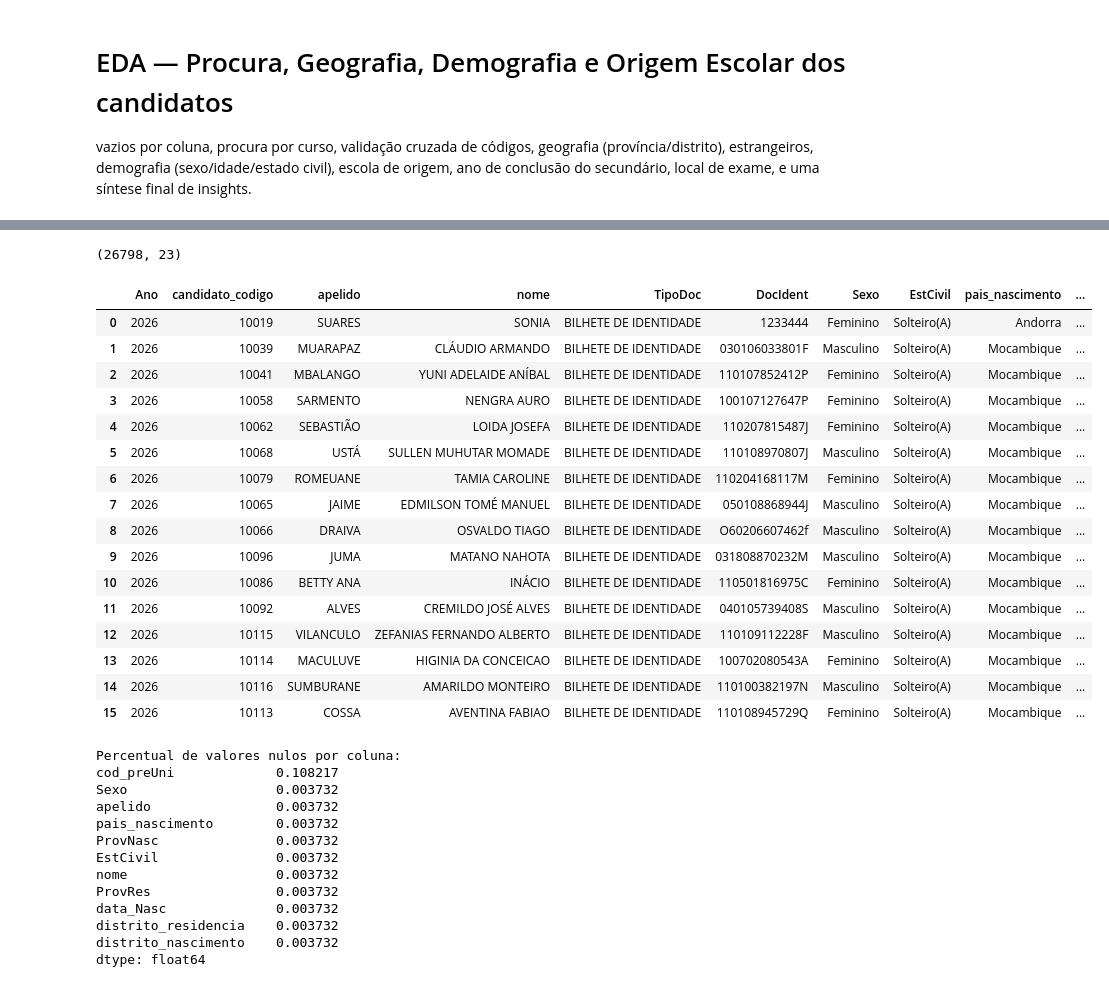
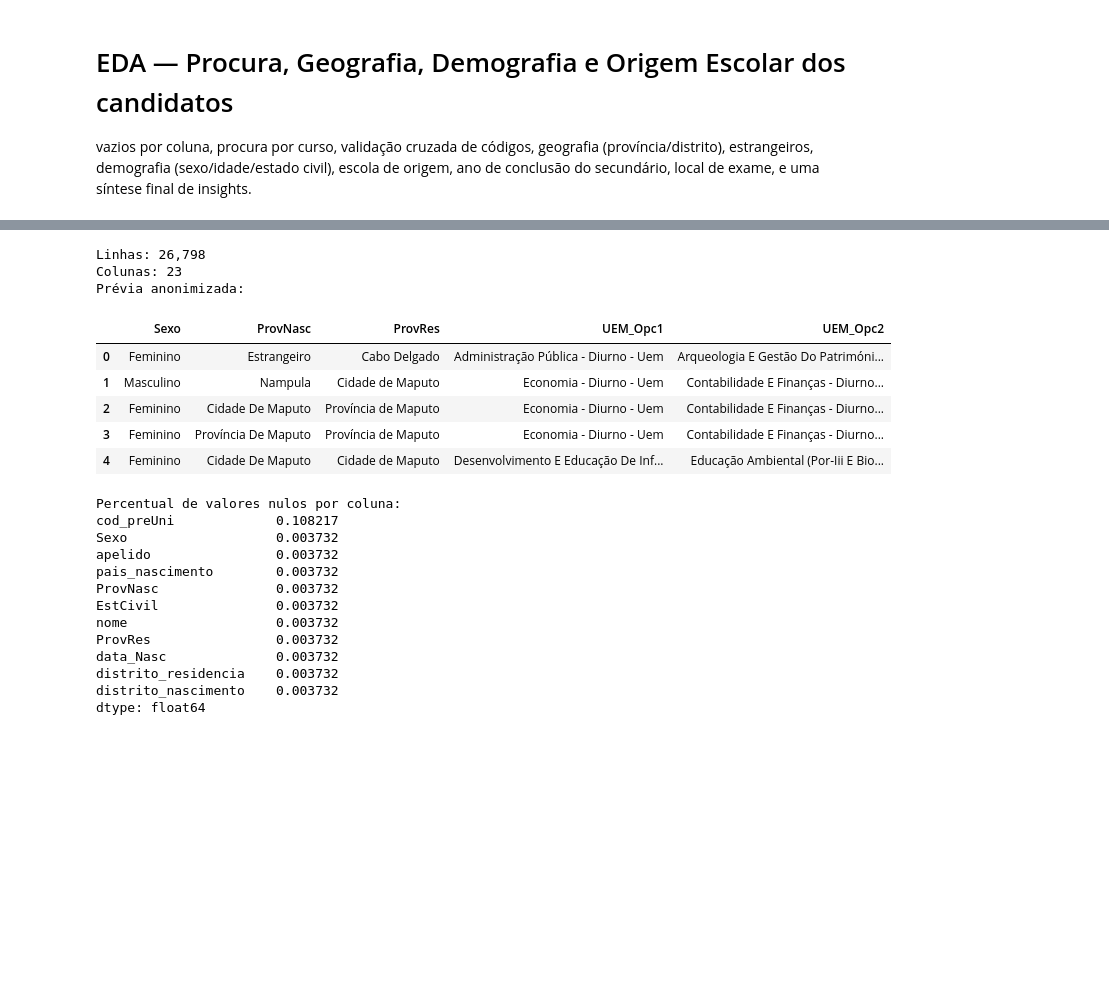
Before and after one commit to lourenco010007/SIGEA-UEM, a Jupyter notebook: notebooks/EDA_procura_demografia.ipynb, the cells around one changed output, grey strips where cells are left out. Saved outputs shown, nothing was run; the diff lists cells and outputs as text; code cells hidden in the pictures; blank space fills up the shorter version.

```diff
--- a/notebooks/EDA_procura_demografia.ipynb
+++ b/notebooks/EDA_procura_demografia.ipynb
@@ -21,33 +23,59 @@ Note: you may need to restart the kernel to use updated packages.
 # %%
+import unicodedata
+from pathlib import Path
+
 import pandas as pd
 import matplotlib.pyplot as plt
+import seaborn as sns
 
 pd.set_option('display.max_columns', None)
+plt.style.use('seaborn-v0_8-whitegrid')
+
+OUTPUT_DIR = Path('../outputs/eda_procura_demografia')
+OUTPUT_DIR.mkdir(parents=True, exist_ok=True)
+
+
+def normalizar_texto(valor):
+    if pd.isna(valor):
+        return ''
+    texto = unicodedata.normalize('NFKD', str(valor))
+    texto = ''.join(caractere for caractere in texto if not unicodedata.combining(caractere))
+    return ' '.join(texto.casefold().split())
+
+
+def chave_categoria(valor):
+    return normalizar_texto(valor)
+
+
+def salvar_grafico(fig, nome_arquivo, dpi=300):
+    caminho = OUTPUT_DIR / nome_arquivo
+    fig.savefig(caminho, dpi=dpi, bbox_inches='tight')
+    return caminho
+
+
+def exportar_csv(df, nome_arquivo, index=False):
+    caminho = OUTPUT_DIR / nome_arquivo
+    df.to_csv(caminho, index=index)
+    return caminho
+
 
 df_candidatos = pd.read_parquet('../data/processed/candidatos_uem.parquet')
 df_cursos = pd.read_excel('../data/raw/Cursos_UEM_2026.xlsx')
 
-print(df_candidatos.shape)
-df_candidatos.head(16)
+print(f'Linhas: {len(df_candidatos):,}')
+print(f'Colunas: {len(df_candidatos.columns)}')
+print('Prévia anonimizada:')
+display(df_candidatos[['Sexo', 'ProvNasc', 'ProvRes', 'UEM_Opc1', 'UEM_Opc2']].head())
 # %% [output]
-(26798, 23)
+Linhas: 26,798
+Colunas: 23
+Prévia anonimizada:
-|  | Ano | candidato_codigo | apelido | nome | TipoDoc | DocIdent | Sexo | EstCivil | pais_nascimento | ... |
-| 0 | 2026 | 10019 | SUARES | SONIA | BILHETE DE IDENTIDADE | 1233444 | Feminino | Solteiro(A) | Andorra | ... |
-| 1 | 2026 | 10039 | MUARAPAZ | CLÁUDIO ARMANDO | BILHETE DE IDENTIDADE | 030106033801F | Masculino | Solteiro(A) | Mocambique | ... |
-| 2 | 2026 | 10041 | MBALANGO | YUNI ADELAIDE ANÍBAL | BILHETE DE IDENTIDADE | 110107852412P | Feminino | Solteiro(A) | Mocambique | ... |
-| 3 | 2026 | 10058 | SARMENTO | NENGRA AURO | BILHETE DE IDENTIDADE | 100107127647P | Feminino | Solteiro(A) | Mocambique | ... |
-| 4 | 2026 | 10062 | SEBASTIÃO | LOIDA JOSEFA | BILHETE DE IDENTIDADE | 110207815487J | Feminino | Solteiro(A) | Mocambique | ... |
-| 5 | 2026 | 10068 | USTÁ | SULLEN MUHUTAR MOMADE | BILHETE DE IDENTIDADE | 110108970807J | Masculino | Solteiro(A) | Mocambique | ... |
-| 6 | 2026 | 10079 | ROMEUANE | TAMIA CAROLINE | BILHETE DE IDENTIDADE | 110204168117M | Feminino | Solteiro(A) | Mocambique | ... |
-| 7 | 2026 | 10065 | JAIME | EDMILSON TOMÉ MANUEL | BILHETE DE IDENTIDADE | 050108868944J | Masculino | Solteiro(A) | Mocambique | ... |
-| 8 | 2026 | 10066 | DRAIVA | OSVALDO TIAGO | BILHETE DE IDENTIDADE | O60206607462f | Masculino | Solteiro(A) | Mocambique | ... |
-| 9 | 2026 | 10096 | JUMA | MATANO NAHOTA | BILHETE DE IDENTIDADE | 031808870232M | Masculino | Solteiro(A) | Mocambique | ... |
-| 10 | 2026 | 10086 | BETTY ANA | INÁCIO | BILHETE DE IDENTIDADE | 110501816975C | Feminino | Solteiro(A) | Mocambique | ... |
-| 11 | 2026 | 10092 | ALVES | CREMILDO JOSÉ ALVES | BILHETE DE IDENTIDADE | 040105739408S | Masculino | Solteiro(A) | Mocambique | ... |
-| 12 | 2026 | 10115 | VILANCULO | ZEFANIAS FERNANDO ALBERTO | BILHETE DE IDENTIDADE | 110109112228F | Masculino | Solteiro(A) | Mocambique | ... |
-| 13 | 2026 | 10114 | MACULUVE | HIGINIA DA CONCEICAO | BILHETE DE IDENTIDADE | 100702080543A | Feminino | Solteiro(A) | Mocambique | ... |
-| 14 | 2026 | 10116 | SUMBURANE | AMARILDO MONTEIRO | BILHETE DE IDENTIDADE | 110100382197N | Masculino | Solteiro(A) | Mocambique | ... |
-| 15 | 2026 | 10113 | COSSA | AVENTINA FABIAO | BILHETE DE IDENTIDADE | 110108945729Q | Feminino | Solteiro(A) | Mocambique | ... |
+|  | Sexo | ProvNasc | ProvRes | UEM_Opc1 | UEM_Opc2 |
+| 0 | Feminino | Estrangeiro | Cabo Delgado | Administração Pública - Diurno - Uem | Arqueologia E Gestão Do Patrimóni... |
+| 1 | Masculino | Nampula | Cidade de Maputo | Economia - Diurno - Uem | Contabilidade E Finanças - Diurno... |
+| 2 | Feminino | Cidade De Maputo | Província de Maputo | Economia - Diurno - Uem | Contabilidade E Finanças - Diurno... |
+| 3 | Feminino | Província De Maputo | Província de Maputo | Economia - Diurno - Uem | Contabilidade E Finanças - Diurno... |
+| 4 | Feminino | Cidade De Maputo | Cidade de Maputo | Desenvolvimento E Educação De Inf... | Educação Ambiental (Por-Iii E Bio... |
 # %%
 vazios = (df_candidatos.isnull().sum() / len(df_candidatos) * 100).sort_values(ascending=False)
 vazios = vazios[vazios > 0]
```
Also changed, not shown: parts of 27 cells of this notebook, 21 other files.
